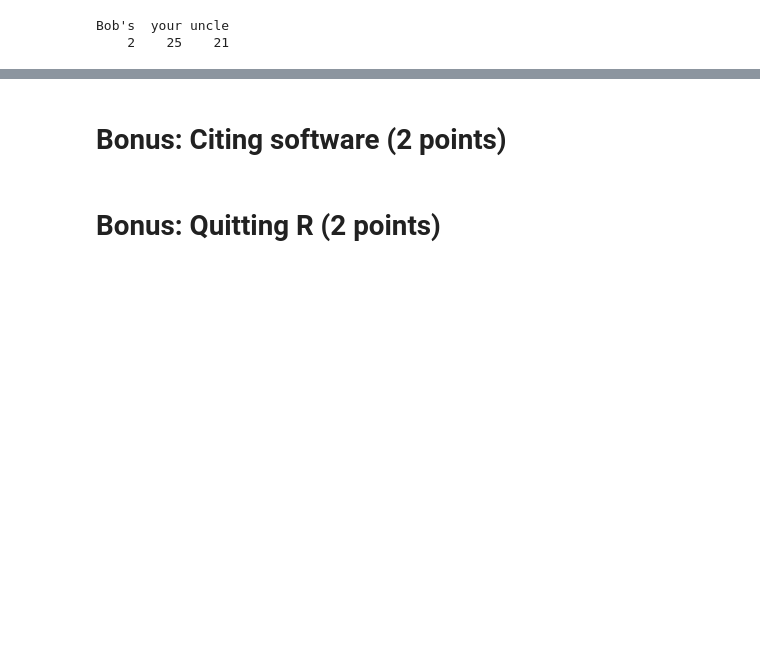
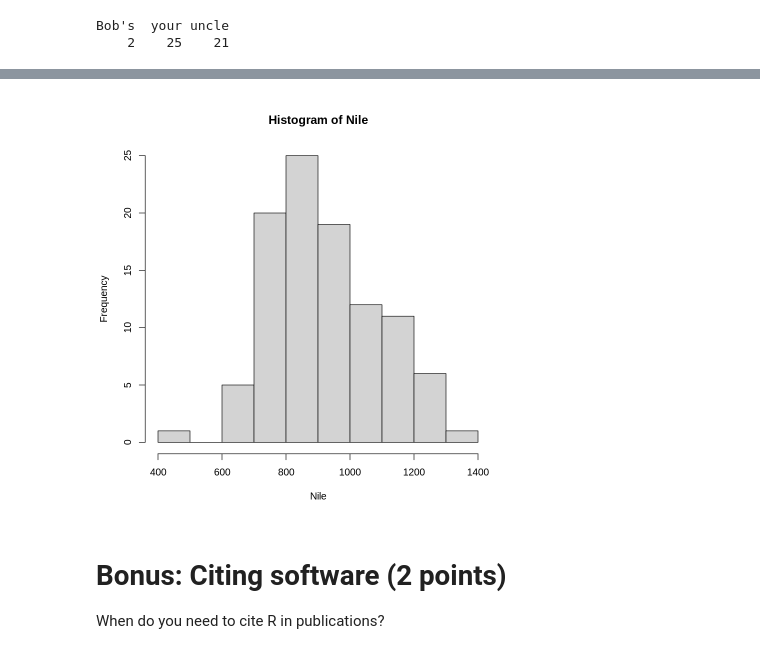
Before and after one commit to birkenkrahe/nbfs21, a Jupyter notebook: Midterm_solution.ipynb, the cells around one changed output, grey strips where cells are left out. Cells and saved outputs as stored; diff of their text form; code cells hidden in the pictures; blank space fills up the shorter version.

```diff
--- a/Midterm_solution.ipynb
+++ b/Midterm_solution.ipynb
@@ -312,4 +342,7 @@ Bob's  your uncle
+# %%
+hist(Nile) # this is a histogram - distribution of frequencies of the Nile data
+# %% [output]
+[figure, added]
 # %% [markdown]
 # Bonus: Citing software (2 points)
+When do you need to cite R in publications?
-# %% [markdown]
-# Bonus: Quitting R (2 points)
```
Also changed, not shown: parts of 23 cells of this notebook.
